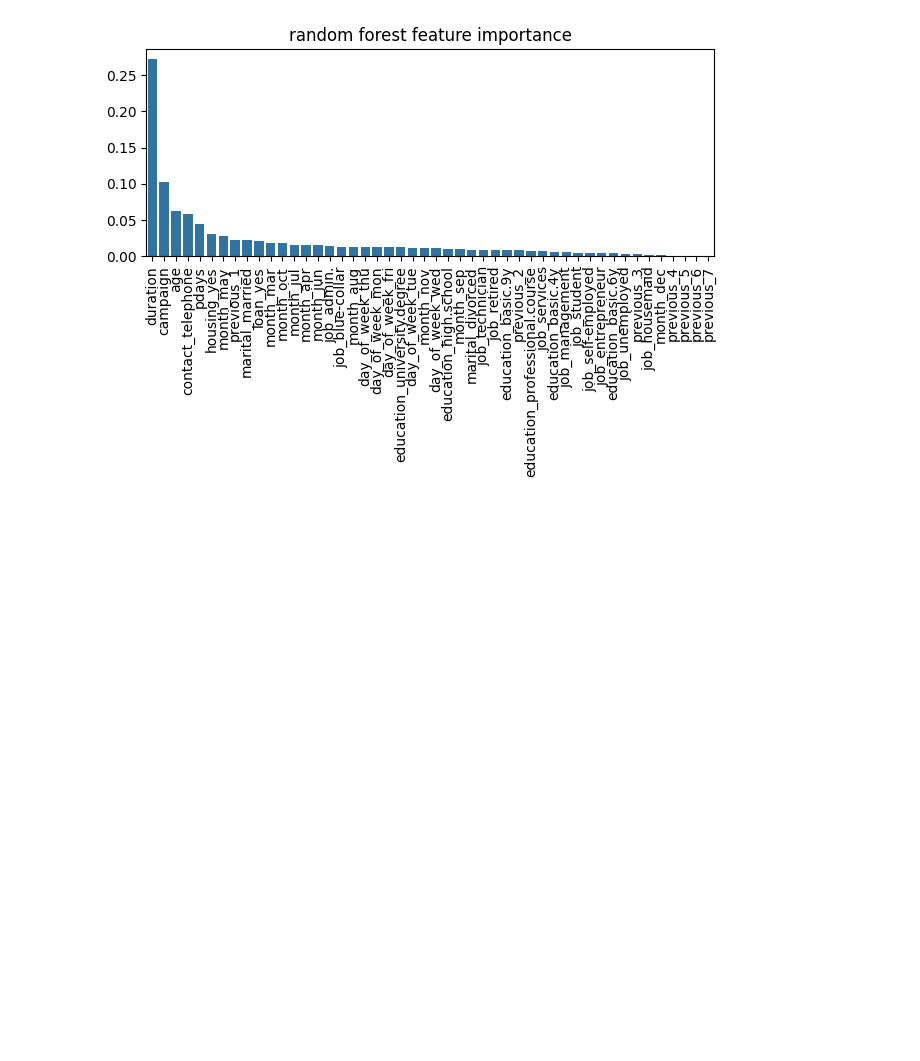
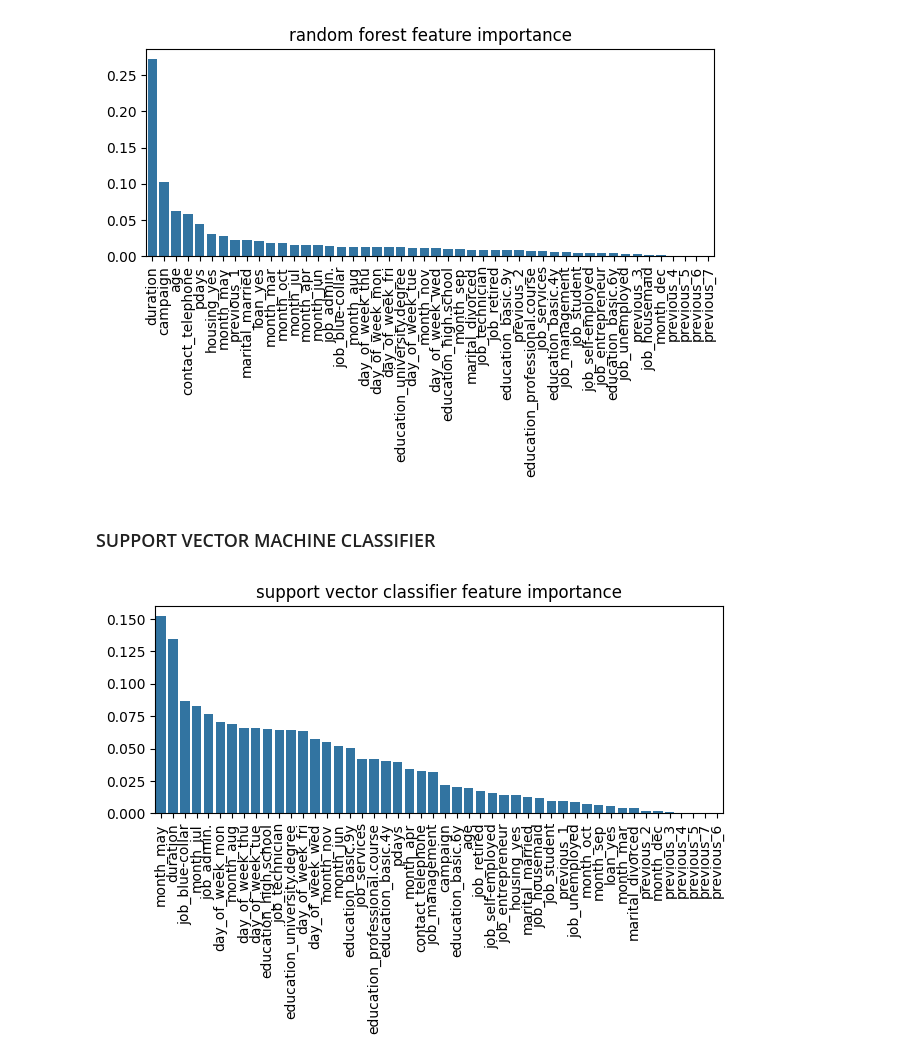
Before and after one commit to AleksanderWaligora/comparison-of-classification-algorithms-in-marketing-forecasting, a Jupyter notebook: model_evaluation.ipynb, the cells around one changed output. Saved outputs shown, nothing was run; the diff lists cells and outputs as text; code cells hidden in the pictures; blank space fills up the shorter version.

Commit message:
modeling files edit

```diff
--- a/model_evaluation.ipynb
+++ b/model_evaluation.ipynb
@@ -117,3 +119,11 @@ feature_importance_plot(trained_models[trained_models_str.index("decision_tree_m
 feature_importance_plot(trained_models[trained_models_str.index("random_forest_model")].feature_importances_,X_test.columns,"random forest")
 # %% [output]
 [figure]
+# %% [markdown]
+### SUPPORT VECTOR MACHINE CLASSIFIER
+# %%
+results = permutation_importance(trained_models[trained_models_str.index("svc_model")],X_test,y_test,n_repeats=10,random_state=42)
+
+feature_importance_plot(results.importances_mean,X_test.columns,"support vector classifier")
+# %% [output]
+[figure, added]
```
Also changed, not shown: parts of 1 cell of this notebook, 1 other file.
